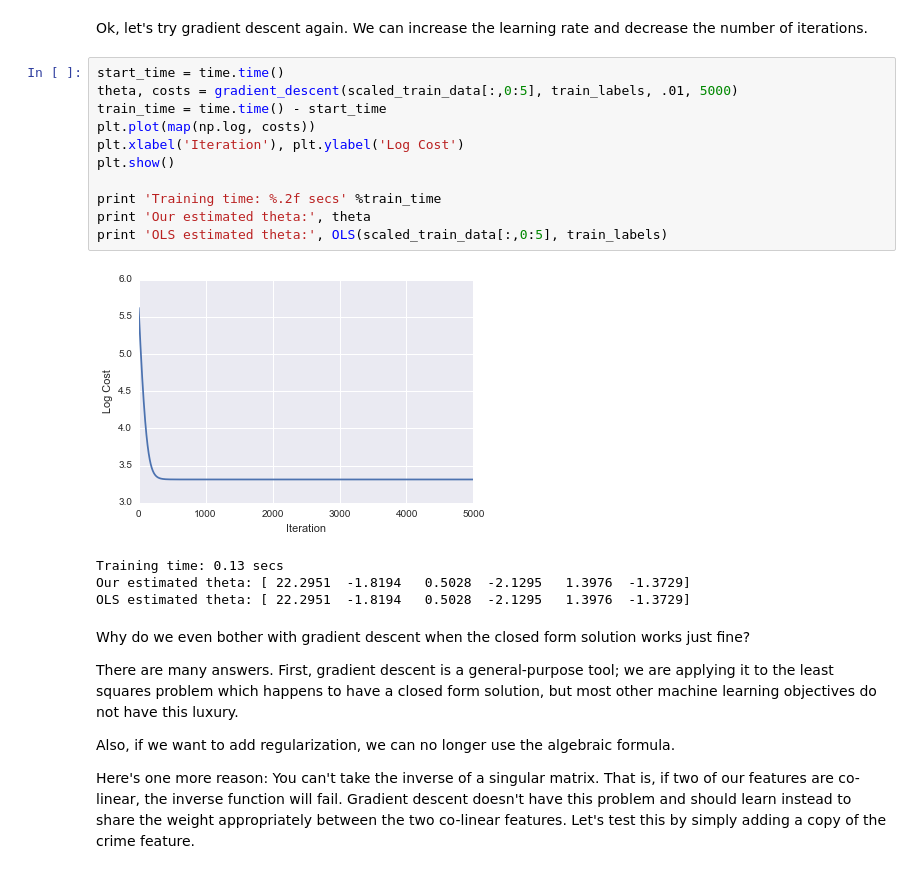
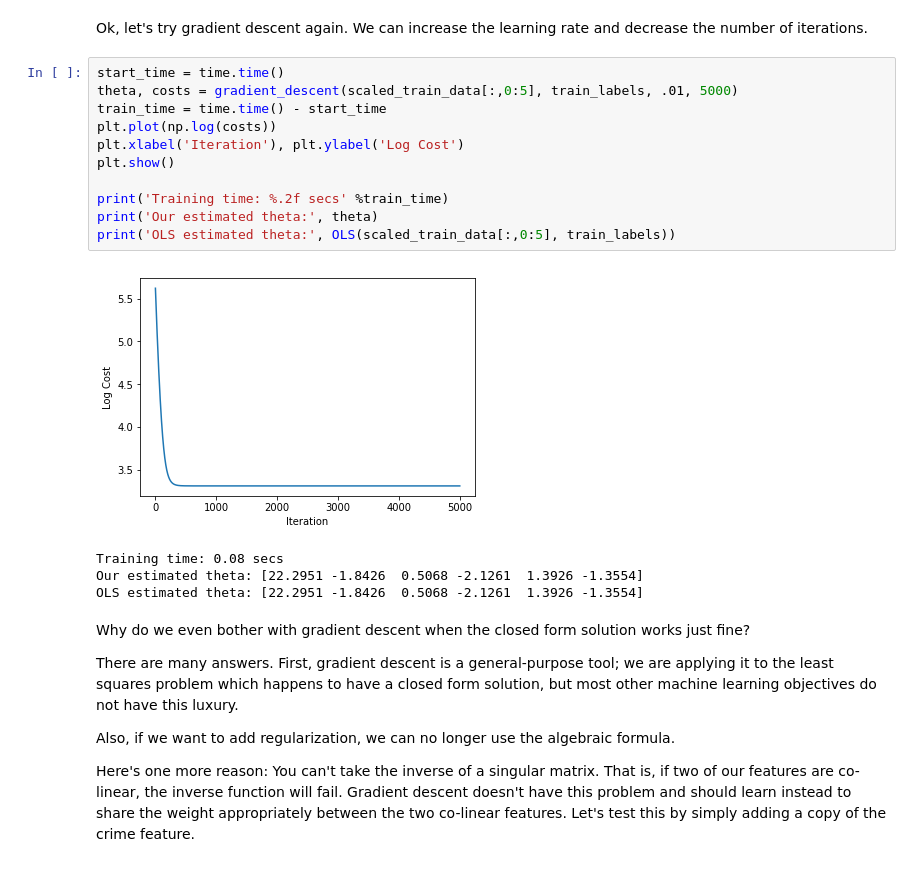
Before and after one commit to ysalomon/ucb-w207-applied-ml, a Jupyter notebook: tutorials/week6-Regression.ipynb, the cells around one changed output. Saved outputs shown, nothing was run; the diff lists cells and outputs as text.

```diff
--- a/tutorials/week6-Regression.ipynb
+++ b/tutorials/week6-Regression.ipynb
@@ -196,19 +202,19 @@ Ok, let's try gradient descent again. We can increase the learning rate and decr
 # %%
 start_time = time.time()
 theta, costs = gradient_descent(scaled_train_data[:,0:5], train_labels, .01, 5000)
 train_time = time.time() - start_time
-plt.plot(map(np.log, costs))
+plt.plot(np.log(costs))
 plt.xlabel('Iteration'), plt.ylabel('Log Cost')
 plt.show()
 
-print 'Training time: %.2f secs' %train_time
-print 'Our estimated theta:', theta
-print 'OLS estimated theta:', OLS(scaled_train_data[:,0:5], train_labels)
+print('Training time: %.2f secs' %train_time)
+print('Our estimated theta:', theta)
+print('OLS estimated theta:', OLS(scaled_train_data[:,0:5], train_labels))
 # %% [output]
-[figure, old version]
+[figure, new version]
-Training time: 0.13 secs
-Our estimated theta: [ 22.2951  -1.8194   0.5028  -2.1295   1.3976  -1.3729]
-OLS estimated theta: [ 22.2951  -1.8194   0.5028  -2.1295   1.3976  -1.3729]
+Training time: 0.08 secs
+Our estimated theta: [22.2951 -1.8426  0.5068 -2.1261  1.3926 -1.3554]
+OLS estimated theta: [22.2951 -1.8426  0.5068 -2.1261  1.3926 -1.3554]
 # %% [markdown]
 Why do we even bother with gradient descent when the closed form solution works just fine?
 
```
Also changed, not shown: parts of 10 cells of this notebook.
